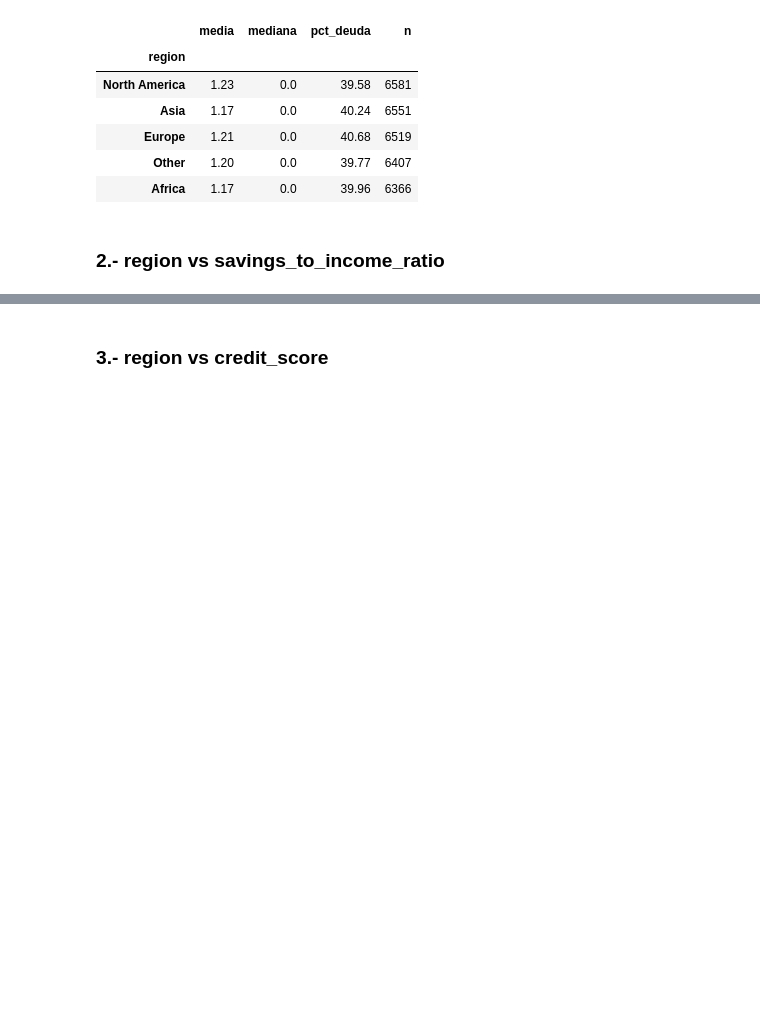
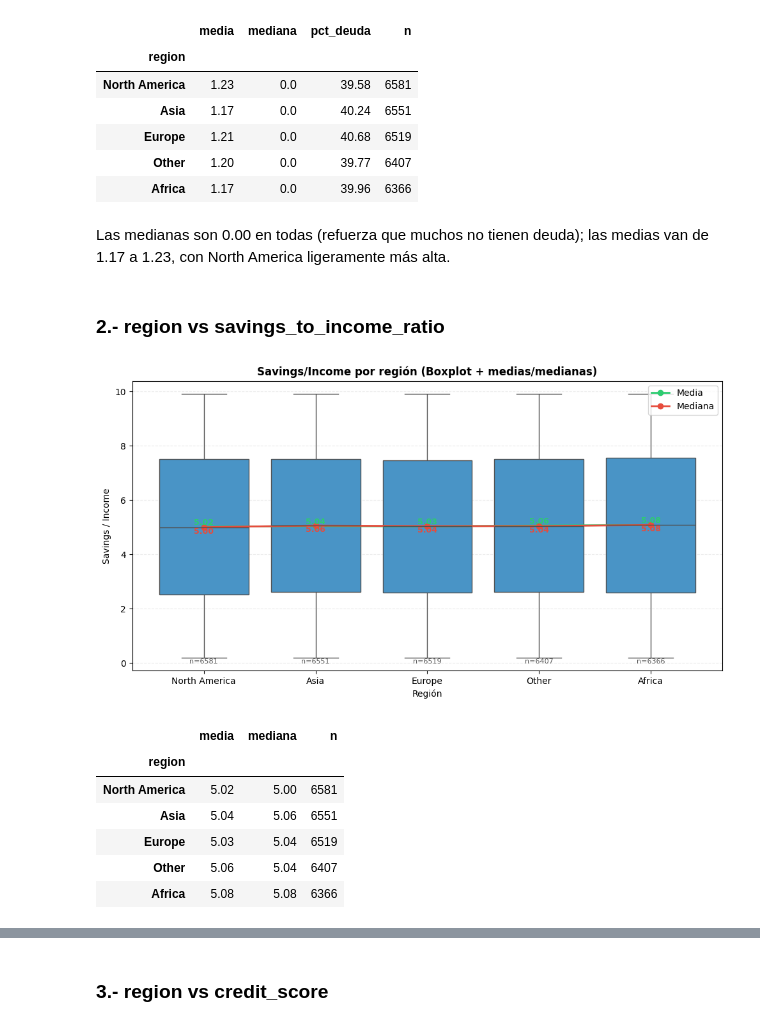
Before and after one commit to RogerFernando98/Big-4-Financial-Risk-Insights-2020-2025-, a Jupyter notebook: notebooks/3_eda.ipynb, the cells around one changed output, grey strips where cells are left out. Cells and saved outputs as stored; diff of their text form; code cells hidden in the pictures; blank space fills up the shorter version.

```diff
--- a/notebooks/3_eda.ipynb
+++ b/notebooks/3_eda.ipynb
@@ -1245,7 +1324,67 @@ stats
 | Europe | 1.21 | 0.0 | 40.68 | 6519 |
 | Other | 1.20 | 0.0 | 39.77 | 6407 |
 | Africa | 1.17 | 0.0 | 39.96 | 6366 |
+# %% [markdown]
+Las medianas son 0.00 en todas (refuerza que muchos no tienen deuda); las medias van de 1.17 a 1.23, con North America ligeramente más alta.
 # %% [markdown]
 ### 2.- region vs savings_to_income_ratio
 # %%
-# gráfico
+# --- Preparación de datos ---
+cols = ["region", "savings_to_income_ratio"]
+df_rs = (df[cols]
+         .rename(columns={"savings_to_income_ratio":"SIR"})
+         .replace([np.inf, -np.inf], np.nan)
+         .dropna()
+         .copy())
+
+# Orden de regiones por tamaño (o define el tuyo)
+orden = df_rs["region"].value_counts().index.tolist()
+df_rs["region"] = pd.Categorical(df_rs["region"], categories=orden, ordered=True)
+
+# (Opcional) recorte suave para evitar puntos extremos raros; aquí no hace falta log
+p01, p99 = df_rs["SIR"].quantile([.01, .99])
+df_rs["SIR_clip"] = df_rs["SIR"].clip(lower=p01, upper=p99)
+
+# Estadísticas por región
+stats = (df_rs.groupby("region")["SIR"]
+         .agg(media="mean", mediana="median", n="count")
+         .reindex(orden)
+         .round(2))
+
+# --- Gráfico único: Boxplot + medias/medianas ---
+plt.figure(figsize=(10,5.5))
+ax = plt.gca()
+
+sns.boxplot(data=df_rs, x="region", y="SIR_clip",
+            order=orden, showfliers=False, color=color_total, ax=ax)
+
+ax.set_title("Savings/Income por región (Boxplot + medias/medianas)", fontweight='bold')
+ax.set_xlabel("Región"); ax.set_ylabel("Savings / Income")
+ax.grid(axis='y', alpha=.25, linestyle='--')
+
+# Líneas y puntos de media/mediana
+xpos = np.arange(len(stats))
+ax.plot(xpos, stats["media"].values,   marker='o', color=color_activos, linewidth=2, label="Media")
+ax.plot(xpos, stats["mediana"].values, marker='o', color=color_churned, linewidth=2, label="Mediana")
+
+# Etiquetas de valores y tamaño muestral
+for i, (m, md, n) in enumerate(zip(stats["media"], stats["mediana"], stats["n"])):
+    ax.text(i, m,  f"{m:.2f}",  ha='center', va='bottom', fontsize=9, color=color_activos, fontweight='bold')
+    ax.text(i, md, f"{md:.2f}", ha='center', va='top',    fontsize=9, color=color_churned,  fontweight='bold')
+    ax.text(i, ax.get_ylim()[0] + (ax.get_ylim()[1]-ax.get_ylim()[0])*0.02,
+            f"n={n}", ha='center', va='bottom', fontsize=8, color="#555")
+
+ax.legend(loc="upper right")
+plt.tight_layout(); plt.show()
+
+# Ver la tabla en consola
+stats
+# %% [output]
+[figure, added]
+|  | media | mediana | n |
+| region |  |  |  |
+| North America | 5.02 | 5.00 | 6581 |
+| Asia | 5.04 | 5.06 | 6551 |
+| Europe | 5.03 | 5.04 | 6519 |
+| Other | 5.06 | 5.04 | 6407 |
+| Africa | 5.08 | 5.08 | 6366 |
```
Also changed, not shown: parts of 10 cells of this notebook.
